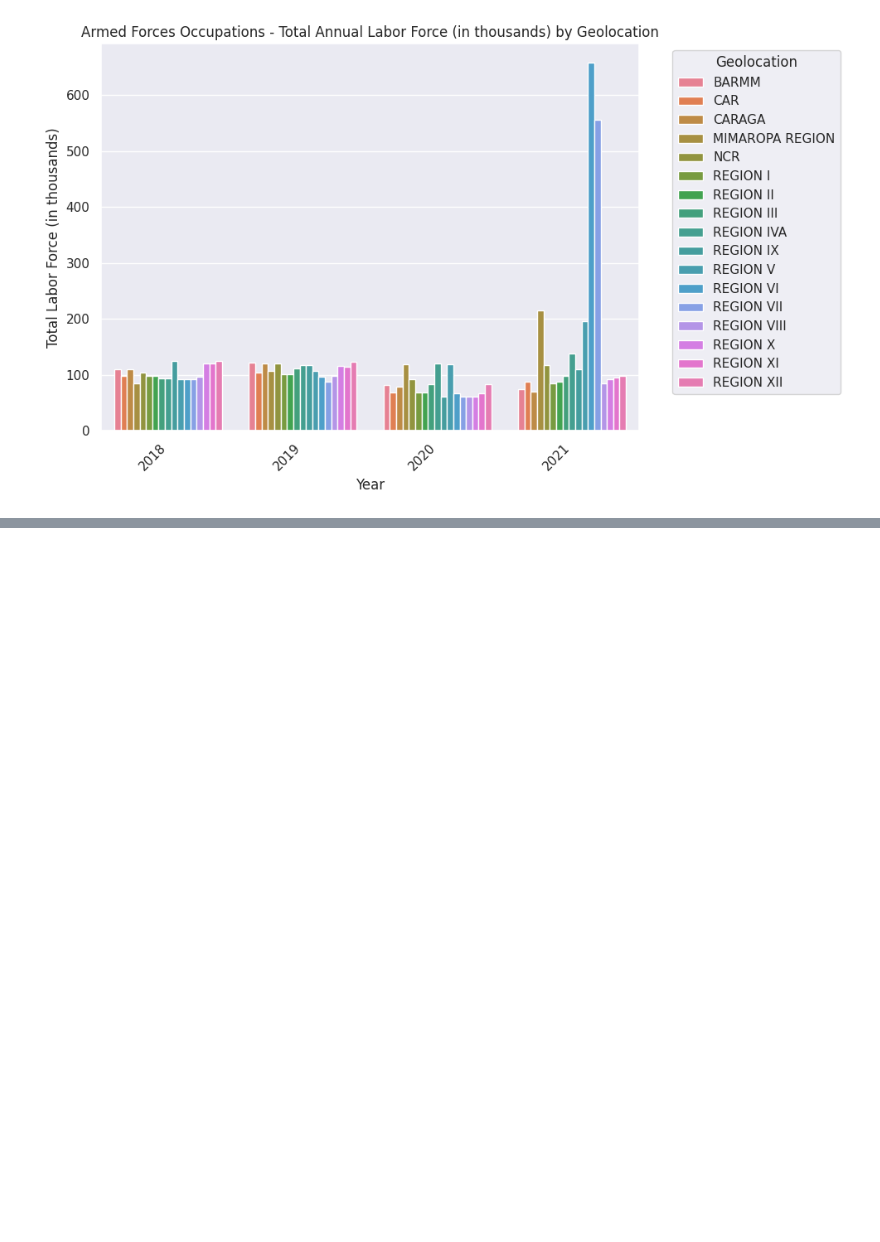
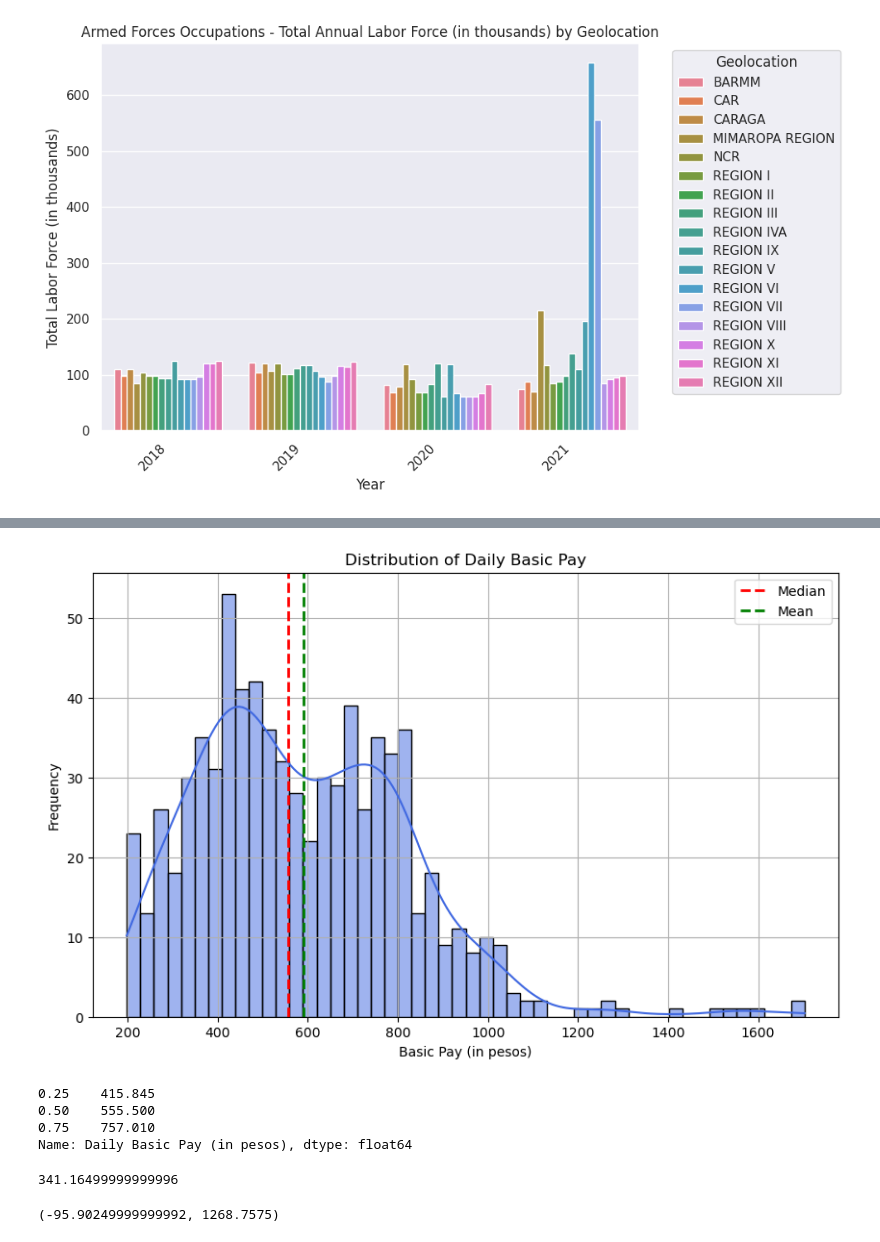
Before and after one commit to glamosky/labor-and-employment, a Jupyter notebook: labor and employment.ipynb, the cells around one changed output, grey strips where cells are left out. Saved outputs shown, nothing was run; the diff lists cells and outputs as text; code cells hidden in the pictures; blank space fills up the shorter version.

```diff
--- a/labor and employment.ipynb
+++ b/labor and employment.ipynb
@@ -651,0 +680,3 @@ See the caveats in the documentation: https://pandas.pydata.org/pandas-docs/stab
+# %%
+daily_pay = daily_pay.replace([".."], 0.0)
+daily_pay = daily_pay.replace(0.0, np.nan)
@@ -651,0 +685,13 @@ See the caveats in the documentation: https://pandas.pydata.org/pandas-docs/stab
+# %%
+daily_pay["Major Industry Group"] = daily_pay["Major Industry Group"].str.lstrip("…")
+daily_pay["Major Industry Group"] = daily_pay["Major Industry Group"].str.lstrip(".")
+# %%
+daily_pay = pd.melt(
+    daily_pay,
+    id_vars = "Major Industry Group",
+    value_vars = daily_pay.columns[0:],
+    var_name = "Year",
+    value_name = "Daily Basic Pay (in pesos)"
+)
+
+daily_pay
@@ -651,0 +712,2 @@ See the caveats in the documentation: https://pandas.pydata.org/pandas-docs/stab
+# %%
+daily_pay["Daily Basic Pay (in pesos)"] = pd.to_numeric(daily_pay["Daily Basic Pay (in pesos)"] , errors="coerce")
@@ -651,0 +726,41 @@ See the caveats in the documentation: https://pandas.pydata.org/pandas-docs/stab
+# %%
+subset = daily_pay["Daily Basic Pay (in pesos)"]
+
+plt.figure(figsize=(10, 6))
+sns.histplot(data=subset, bins=50, kde=True, color="royalblue", edgecolor="black")
+plt.axvline(subset.median(), color='red', linestyle='dashed', linewidth=2, label="Median")
+plt.axvline(subset.mean(), color='green', linestyle='dashed', linewidth=2, label="Mean")
+plt.title("Distribution of Daily Basic Pay")
+plt.xlabel("Basic Pay (in pesos)")
+plt.ylabel("Frequency")
+plt.legend()
+plt.grid()
+
+plt.show()
+# %% [output]
+[figure, added]
+# %%
+quantiles = daily_pay["Daily Basic Pay (in pesos)"].quantile([0.25, 0.5, 0.75])
+
+print(quantiles)
+# %% [output]
+0.25    415.845
+0.50    555.500
+0.75    757.010
+Name: Daily Basic Pay (in pesos), dtype: float64
+# %%
+# IQR
+Q1 = daily_pay["Daily Basic Pay (in pesos)"].quantile(0.25)
+Q3 = daily_pay["Daily Basic Pay (in pesos)"].quantile(0.75)
+IQR = Q3 - Q1
+IQR
+# %% [output]
+341.16499999999996
+# %%
+# Outlier thresholds using 1.5 * IQR rule
+lower_bound = Q1 - 1.5 * IQR
+upper_bound = Q3 + 1.5 * IQR
+
+lower_bound, upper_bound
+# %% [output]
+(-95.90249999999992, 1268.7575)
```
Also changed, not shown: parts of 11 cells of this notebook, 1 other file.
